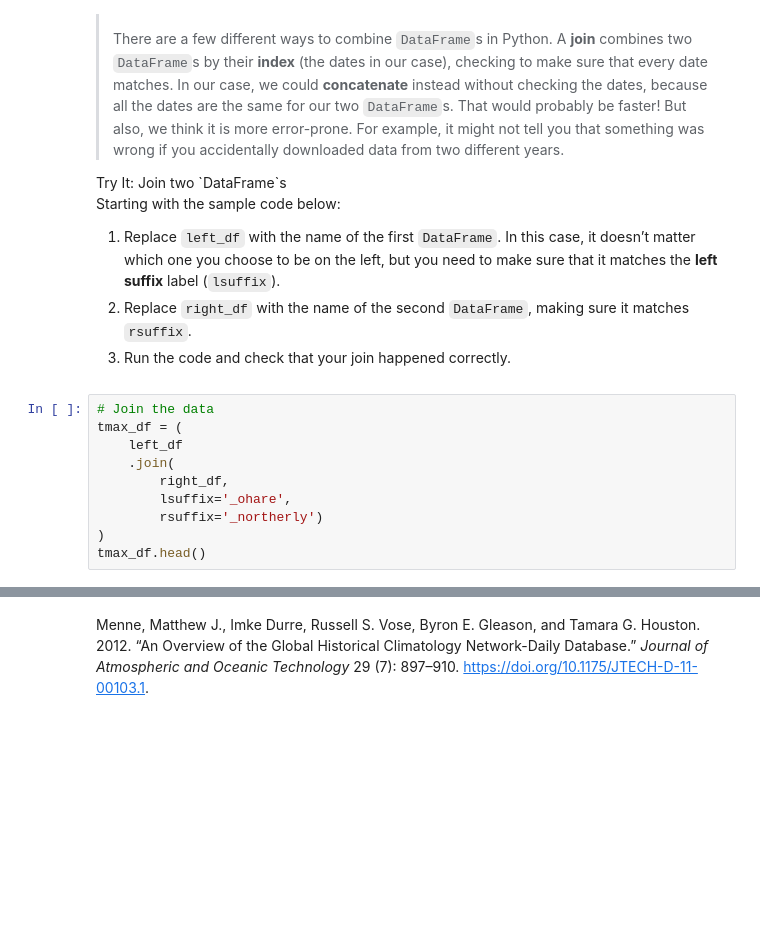
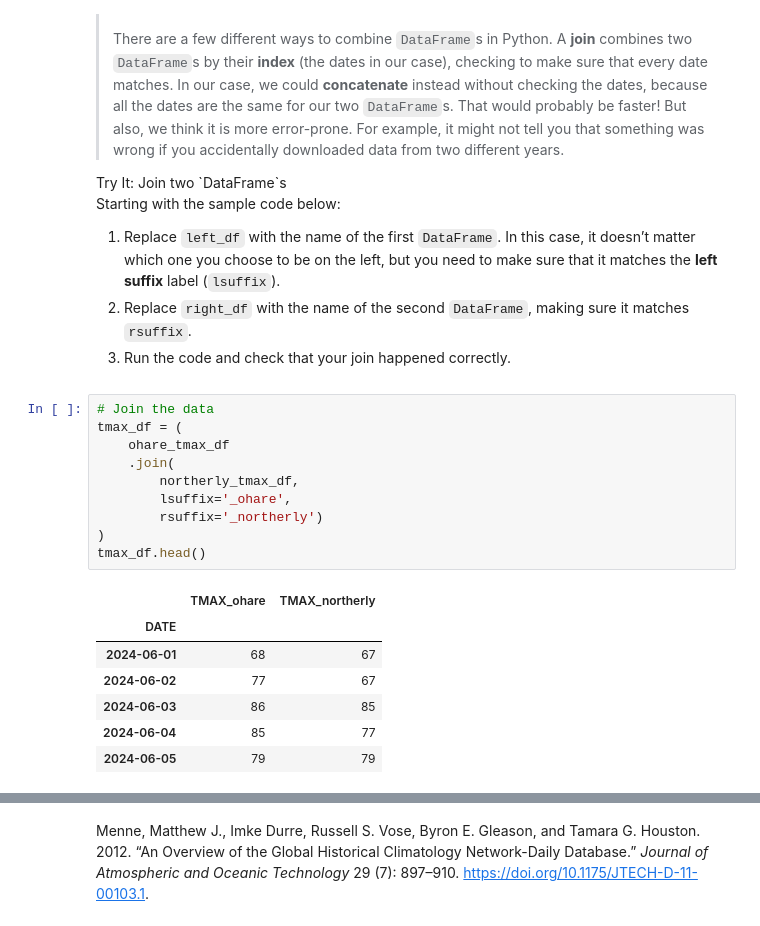
Before and after one commit to cu-esiil-edu/chicago-symposium-skaletons, a Jupyter notebook: uhi-31-wrangle.ipynb, the cells around one changed output, grey strips where cells are left out. Saved outputs shown, nothing was run; the diff lists cells and outputs as text; blank space fills up the shorter version.

```diff
--- a/uhi-31-wrangle.ipynb
+++ b/uhi-31-wrangle.ipynb
@@ -306,12 +314,20 @@ choose to be on the left, but you need to make sure that it matches the
 # %%
 # Join the data
 tmax_df = (
-    left_df
+    ohare_tmax_df
     .join(
-        right_df,
+        northerly_tmax_df,
         lsuffix='_ohare',
         rsuffix='_northerly')
 )
 tmax_df.head()
+# %% [output]
+|  | TMAX_ohare | TMAX_northerly |
+| DATE |  |  |
+| 2024-06-01 | 68 | 67 |
+| 2024-06-02 | 77 | 67 |
+| 2024-06-03 | 86 | 85 |
+| 2024-06-04 | 85 | 77 |
+| 2024-06-05 | 79 | 79 |
 # %%
 %store tmax_df
```
Also changed, not shown: parts of 3 cells of this notebook, 1 other file.
